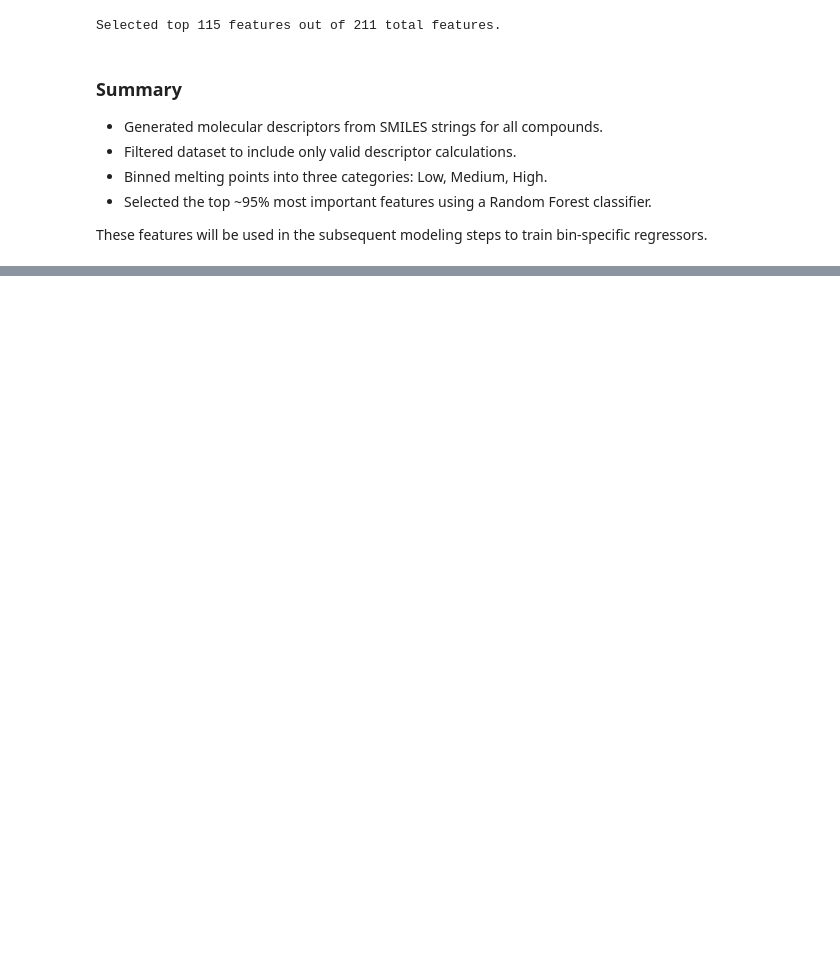
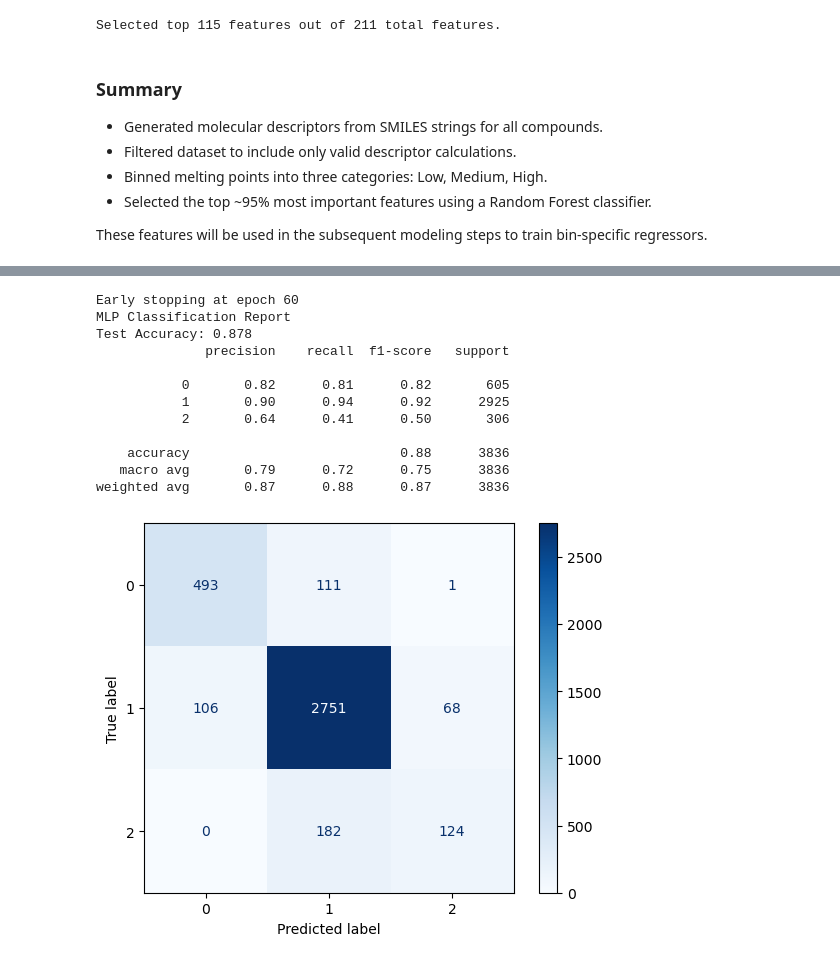
Before and after one commit to Skylerturner/kaggle_melting_point_ensemble, a Jupyter notebook: large_data_notebook.ipynb, the cells around one changed output, grey strips where cells are left out. Saved outputs shown, nothing was run; the diff lists cells and outputs as text; code cells hidden in the pictures; blank space fills up the shorter version.

```diff
--- a/large_data_notebook.ipynb
+++ b/large_data_notebook.ipynb
@@ -281,10 +437,24 @@ NameError: name 'df_data_features' is not defined
 # %%
-mlp_model.eval()
-with torch.no_grad():
-    X_test_tensor = torch.tensor(X_test_scaled, dtype=torch.float32)
-    outputs = mlp_model(X_test_tensor)
-    _, y_pred_mlp = torch.max(outputs, 1)
+mlp_model = MLPClassifier(input_dim=input_dim).to(device)
+
+mlp_model = train_mlp_classifier(mlp_model, train_loader, val_loader)
 
 print("MLP Classification Report")
-plot_classification_report(y_test, y_pred_mlp.numpy(), class_names=bin_labels)
+acc, y_true, y_pred = evaluate_model(mlp_model, test_loader)
+print(f"Test Accuracy: {acc:.3f}")
+plot_classification_report(y_true, y_pred)
+# %% [output]
+Early stopping at epoch 60
+MLP Classification Report
+Test Accuracy: 0.878
+              precision    recall  f1-score   support
+
+           0       0.82      0.81      0.82       605
+           1       0.90      0.94      0.92      2925
+           2       0.64      0.41      0.50       306
+
+    accuracy                           0.88      3836
+   macro avg       0.79      0.72      0.75      3836
+weighted avg       0.87      0.88      0.87      3836
+[figure, added]
 # %%
```
Also changed, not shown: parts of 16 cells of this notebook, 2 other files.
